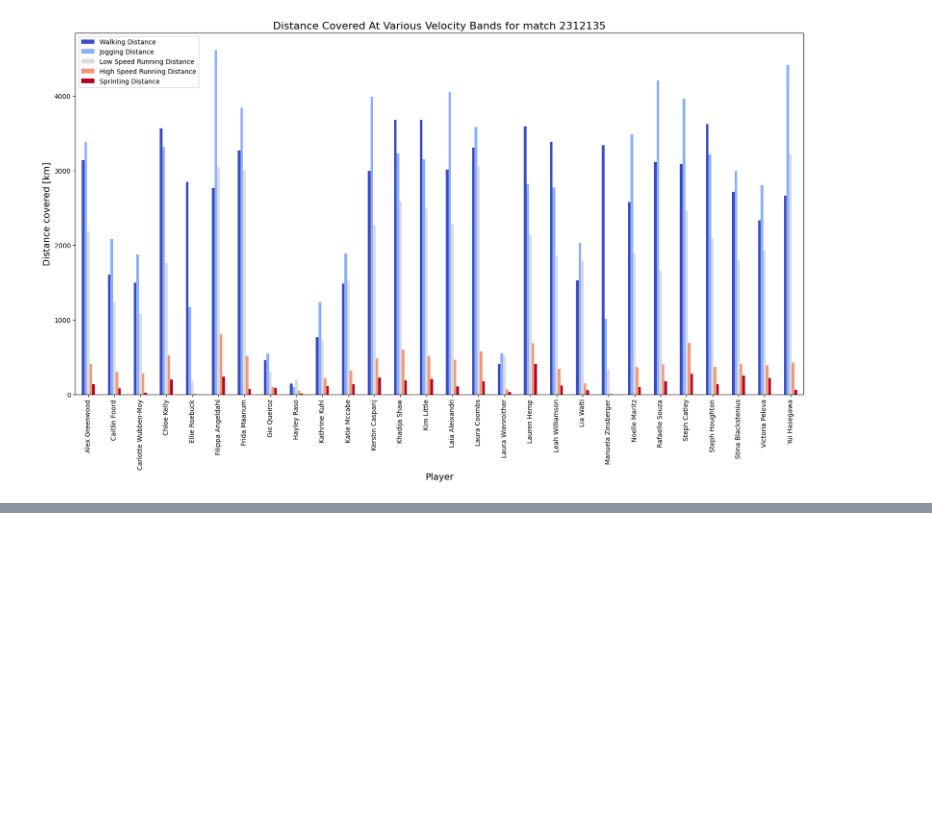
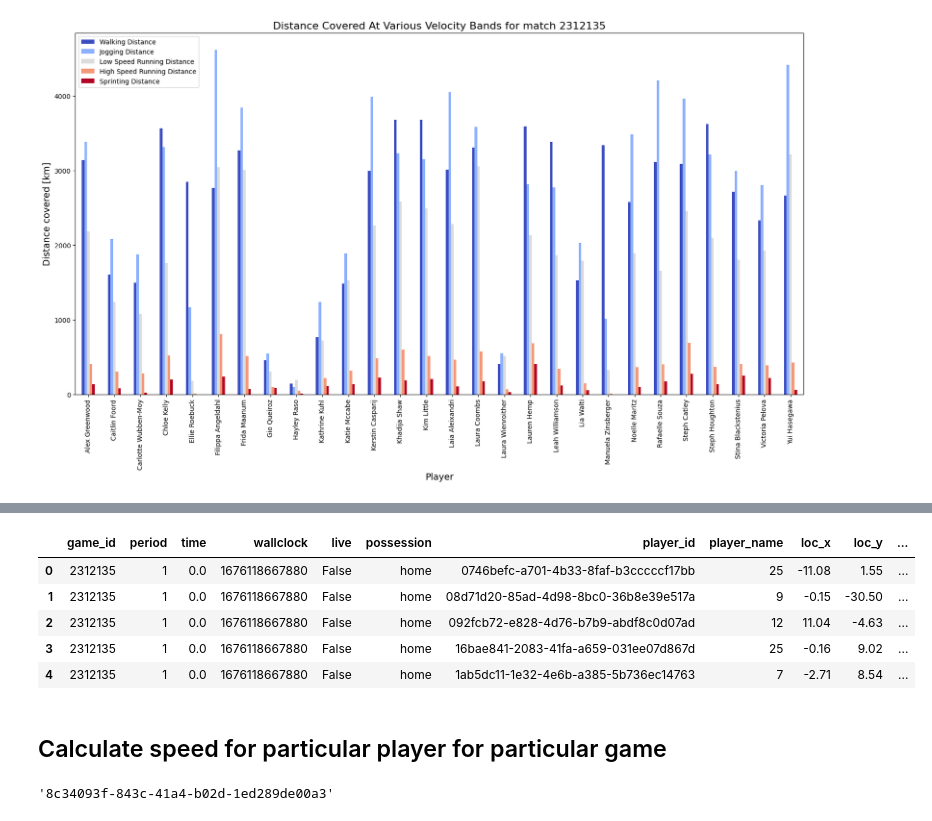
Before and after one commit to galexa05/Hays-MCFC-Hackathon, a Jupyter notebook: physical-attribute-analysis/test.ipynb, the cells around one changed output, grey strips where cells are left out. Saved outputs shown, nothing was run; the diff lists cells and outputs as text; code cells hidden in the pictures; blank space fills up the shorter version.

```diff
--- a/physical-attribute-analysis/test.ipynb
+++ b/physical-attribute-analysis/test.ipynb
@@ -149,0 +144,20 @@ home_summary
+# %%
+player_tracking_path = "../final_data/tracking_player.csv"
+df_player_tracking = pd.read_csv(player_tracking_path)
+df_player_tracking.head() # 35 secs
+# %% [output]
+|  | game_id | period | time | wallclock | live | possession | player_id | player_name | loc_x | loc_y | ... |
+| 0 | 2312135 | 1 | 0.0 | 1676118667880 | False | home | 0746befc-a701-4b33-8faf-b3cccccf17bb | 25 | -11.08 | 1.55 | ... |
+| 1 | 2312135 | 1 | 0.0 | 1676118667880 | False | home | 08d71d20-85ad-4d98-8bc0-36b8e39e517a | 9 | -0.15 | -30.50 | ... |
+| 2 | 2312135 | 1 | 0.0 | 1676118667880 | False | home | 092fcb72-e828-4d76-b7b9-abdf8c0d07ad | 12 | 11.04 | -4.63 | ... |
+| 3 | 2312135 | 1 | 0.0 | 1676118667880 | False | home | 16bae841-2083-41fa-a659-031ee07d867d | 25 | -0.16 | 9.02 | ... |
+| 4 | 2312135 | 1 | 0.0 | 1676118667880 | False | home | 1ab5dc11-1e32-4e6b-a385-5b736ec14763 | 7 | -2.71 | 8.54 | ... |
+# %% [markdown]
+## Calculate speed for particular player for particular game
+# %%
+game_id = 2312135
+player_name = "K. Casparij"
+player_id = df_player_info[df_player_info["name"] == player_name]['ssiId'].tolist()[0]
+player_id
+# %% [output]
+'8c34093f-843c-41a4-b02d-1ed289de00a3'
```
Also changed, not shown: parts of 12 cells of this notebook.
